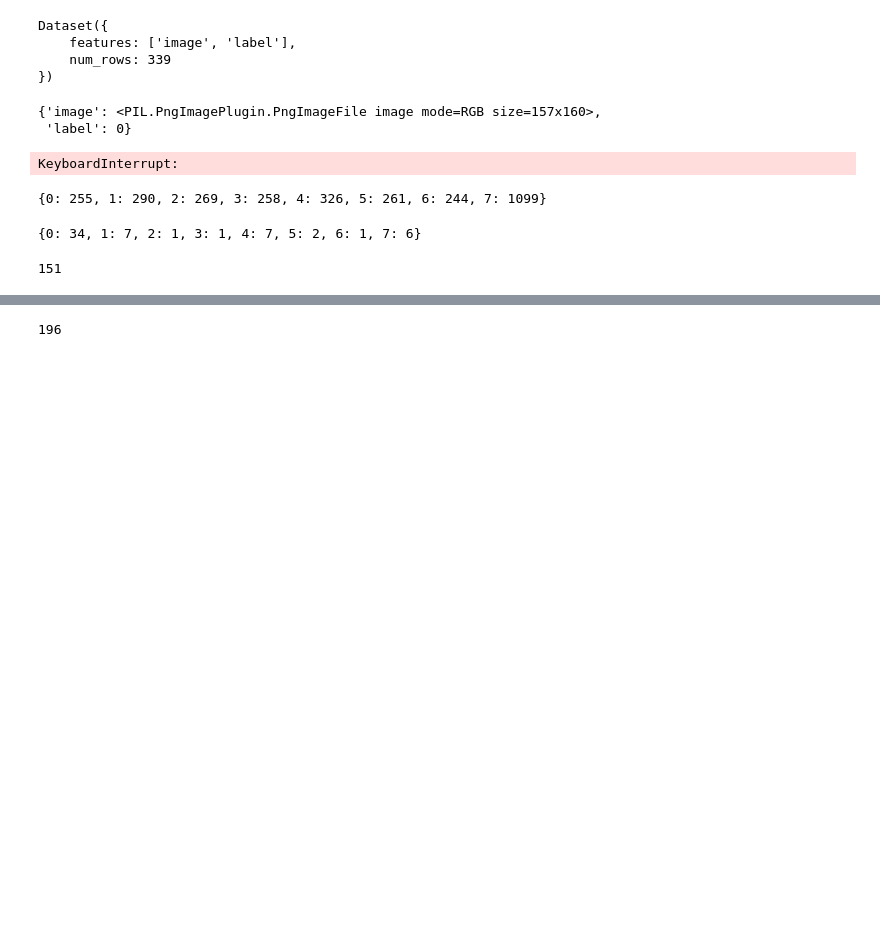
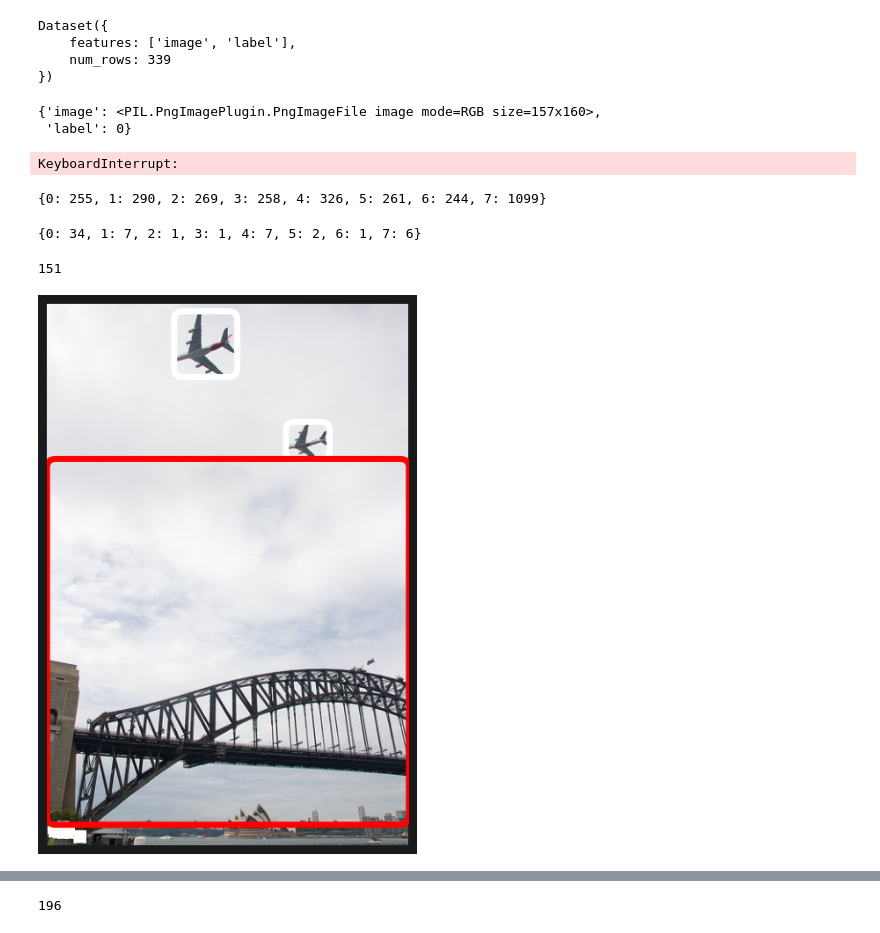
Before and after one commit to HichTala/Sandbox, a Jupyter notebook: background_dataset.ipynb, the cells around one changed output, grey strips where cells are left out. Drawn from its saved outputs; the diff is of its cells as text; code cells hidden in the pictures; blank space fills up the shorter version.

```diff
--- a/background_dataset.ipynb
+++ b/background_dataset.ipynb
@@ -124,0 +125,44 @@ labels = sample["objects"]["category"]
+# %%
+image = next(image_iter)
+image_id = next(image_id_iter)
+bboxes = next(bboxes_iter)
+bbox_ids = next(bbox_ids_iter)
+labels = next(labels_iter)
+
+new_format = []
+for bbox in bboxes:
+    x1, y1, w, h = bbox
+    x2, y2 = w + x1, h + y1
+    new_format.append((x1, y1, x2, y2))
+bboxes = new_format
+
+global background_bbox
+background_bbox = [0, 0, 0, 0]
+get_background_bboxes(background_bbox, [0, 0, image.size[0], image.size[1]], bboxes)
+
+fig, ax = plt.subplots(1, figsize=(8, 8))
+ax.imshow(image)
+
+# Add bounding boxes
+for bbox, label in zip(bboxes, labels):
+    x1, y1, x2, y2 = bbox
+    # x1, y1, w, h = bbox
+    w, h = x2 - x1, y2 - y1
+    rect = patches.FancyBboxPatch((x1, y1), w, h, linewidth=5, boxstyle="round, rounding_size=10",
+                             edgecolor="white", facecolor="none")
+    ax.add_patch(rect)
+    # ax.text(x1, y1, label, color="white", fontsize=10,
+    #         bbox=dict(facecolor="red", alpha=0.5))
+
+x1, y1, x2, y2 = background_bbox
+w, h = x2 - x1, y2 - y1
+rect = patches.FancyBboxPatch((x1, y1), w, h, linewidth=5, boxstyle="round, rounding_size=10",
+                         edgecolor="red", facecolor="none")
+ax.add_patch(rect)
+plt.margins(0)
+plt.axis("off")
+plt.savefig("filename.png", bbox_inches = 'tight',
+    pad_inches = 0)
+plt.show()
+# %% [output]
+[figure, added]
```
Also changed, not shown: parts of 8 cells of this notebook, 3 other files.
